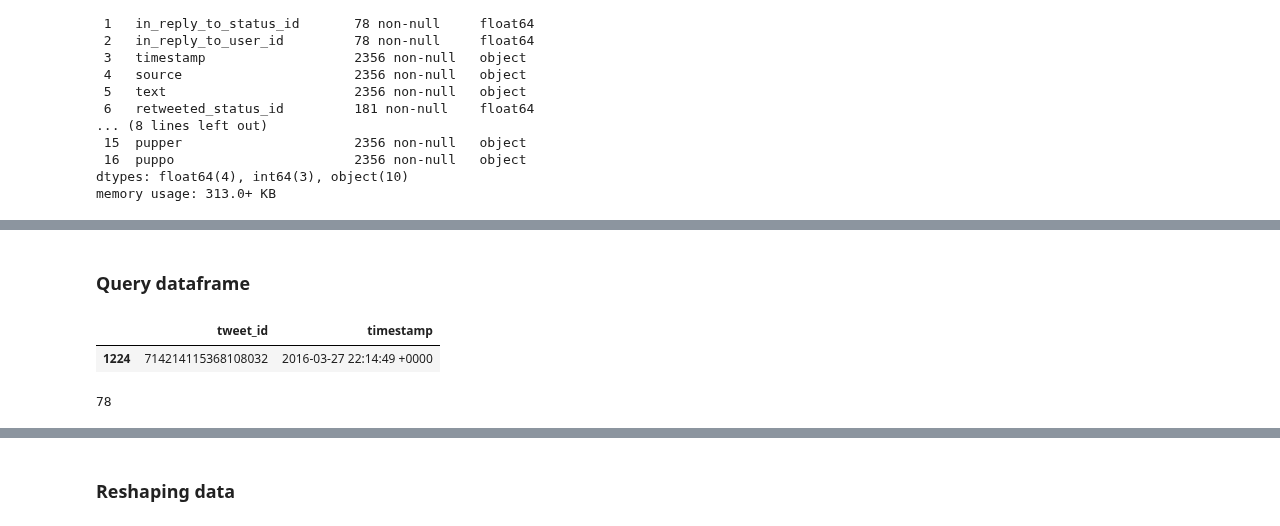
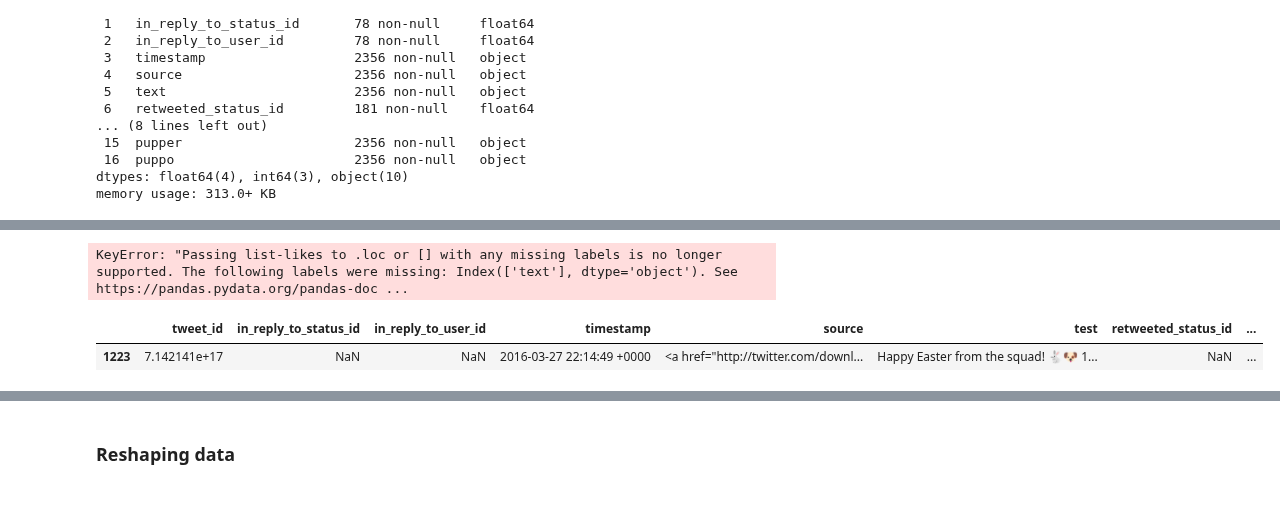
Before and after one commit to anneruhnke/data_wrangling, a Jupyter notebook: wrangle_act.ipynb, the cells around one changed output, grey strips where cells are left out. Saved outputs shown, nothing was run; the diff lists cells and outputs as text; code cells hidden in the pictures; blank space fills up the shorter version.

```diff
--- a/wrangle_act.ipynb
+++ b/wrangle_act.ipynb
@@ -200,0 +253,2 @@ tae.loc[0:4]
+# %%
+tae.drop([9], axis=0, inplace=True)
@@ -200,0 +269,3 @@ tae.loc[0:4]
+# %%
+tae.rename(index={1:'hallo'}, inplace=True)
+tae.head()
@@ -200,0 +279,3 @@ tae.loc[0:4]
+# %%
+longer_tae = tae.set_index('tweet_id')
+longer_tae
@@ -219,0 +385,5 @@ tae.loc[:, 'tweet_id':'timestamp']
+# %%
+tae = tae.rename(columns={'text':'test'})
+# tae.rename(columns={'timestamp':'time'}, inplace=True)
+# tae = tae.rename(columns={'rating_numerator':'rating', 'text':'test'})
+tae.head()
@@ -220,18 +407,17 @@ tae.loc[:, 'tweet_id':'timestamp']
+# %%
+# logical condition
+tae.loc[tae['tweet_id'] > 10, ['timestamp', 'text']]
+# %% [output]
+KeyError: "Passing list-likes to .loc or [] with any missing labels is no longer supported. The following labels were missing: Index(['text'], dtype='object'). See https://pandas.pydata.org/pandas-doc ...
 # %%
 # build new dataframe
 data = tae[['tweet_id', 'timestamp']].iloc[1224:1228]
-# %% [markdown]
-### Query dataframe
 # %%
 # query dataframe
-data.query('tweet_id == 714214115368108032')
+tae.query('tweet_id == 714214115368108032')
 # %% [output]
-|  | tweet_id | timestamp |
-| 1224 | 714214115368108032 | 2016-03-27 22:14:49 +0000 |
+|  | tweet_id | in_reply_to_status_id | in_reply_to_user_id | timestamp | source | test | retweeted_status_id | ... |
+| 1223 | 7.142141e+17 | NaN | NaN | 2016-03-27 22:14:49 +0000 | <a href="http://twitter.com/downl... | Happy Easter from the squad! 🐇🐶 1... | NaN | ... |
-# %%
-(len(tae)) - (tae.in_reply_to_status_id.isna().sum())
-# %% [output]
-78
 # %%
 tae.query('tweet_id <= 884162670584377345')
 # %% [output]
```
Also changed, not shown: parts of 294 cells of this notebook.
